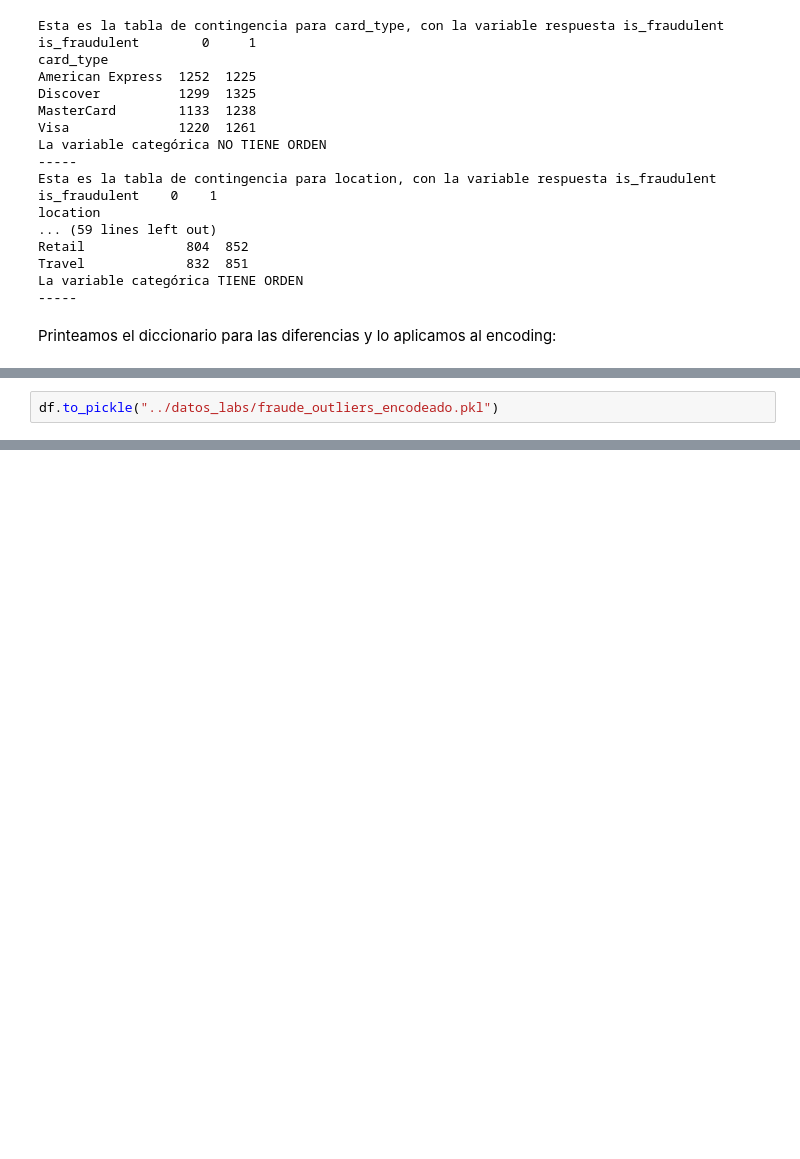
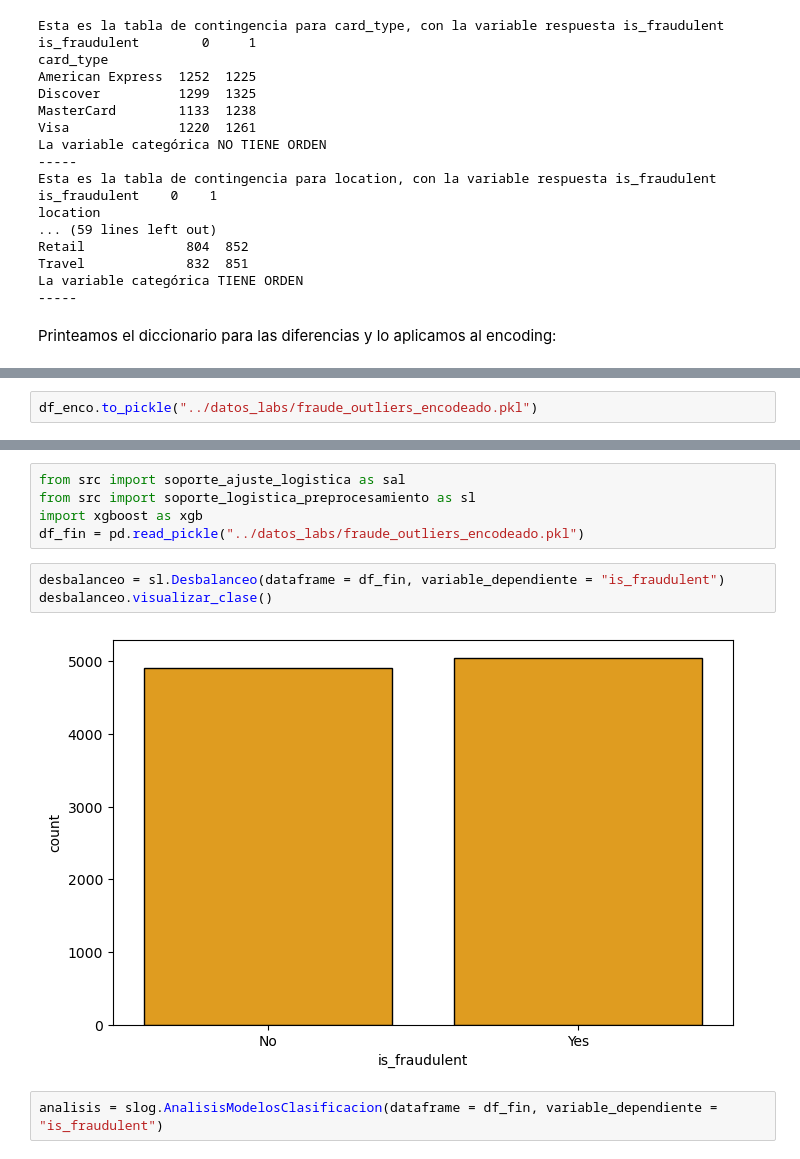
Before and after one commit to fdzvictor/lab1M8, a Jupyter notebook: modulo8-leccion08-preprocesamiento-logistica.ipynb, the cells around one changed output, grey strips where cells are left out. Drawn from its saved outputs; the diff is of its cells as text; blank space fills up the shorter version.

Commit message:
lab done, queda mejorar metricas y acabar en pickle

```diff
--- a/modulo8-leccion08-preprocesamiento-logistica.ipynb
+++ b/modulo8-leccion08-preprocesamiento-logistica.ipynb
@@ -375,5 +371,5 @@ ValueError: Cannot set a frame with no defined index and a value that cannot be
 # %%
-df.to_pickle("../datos_labs/fraude_outliers_encodeado.pkl")
+df_enco.to_pickle("../datos_labs/fraude_outliers_encodeado.pkl")
 # %% [markdown]
 <div style="text-align: center;">
   <img src="https://github.com/Hack-io-Data/Imagenes/blob/main/01-LogosHackio/logo_naranja@4x.png?raw=true" alt="esquema" />
@@ -403,3 +399,15 @@ Además, deberás evaluar si el modelo está en riesgo de **overfitting**, asegu
    - Área bajo la curva ROC (AUC-ROC).
 
 3. Determinar si el modelo presenta **overfitting** o **underfitting**, analizando el rendimiento en los datos de entrenamiento y prueba.
+# %%
+from src import soporte_ajuste_logistica as sal
+from src import soporte_logistica_preprocesamiento as sl
+import xgboost as xgb
+df_fin = pd.read_pickle("../datos_labs/fraude_outliers_encodeado.pkl")
+# %%
+desbalanceo = sl.Desbalanceo(dataframe = df_fin, variable_dependiente = "is_fraudulent")
+desbalanceo.visualizar_clase()
+# %% [output]
+[figure, added]
+# %%
+analisis = slog.AnalisisModelosClasificacion(dataframe = df_fin, variable_dependiente = "is_fraudulent")
```
Also changed, not shown: parts of 33 cells of this notebook, 1 other file.
